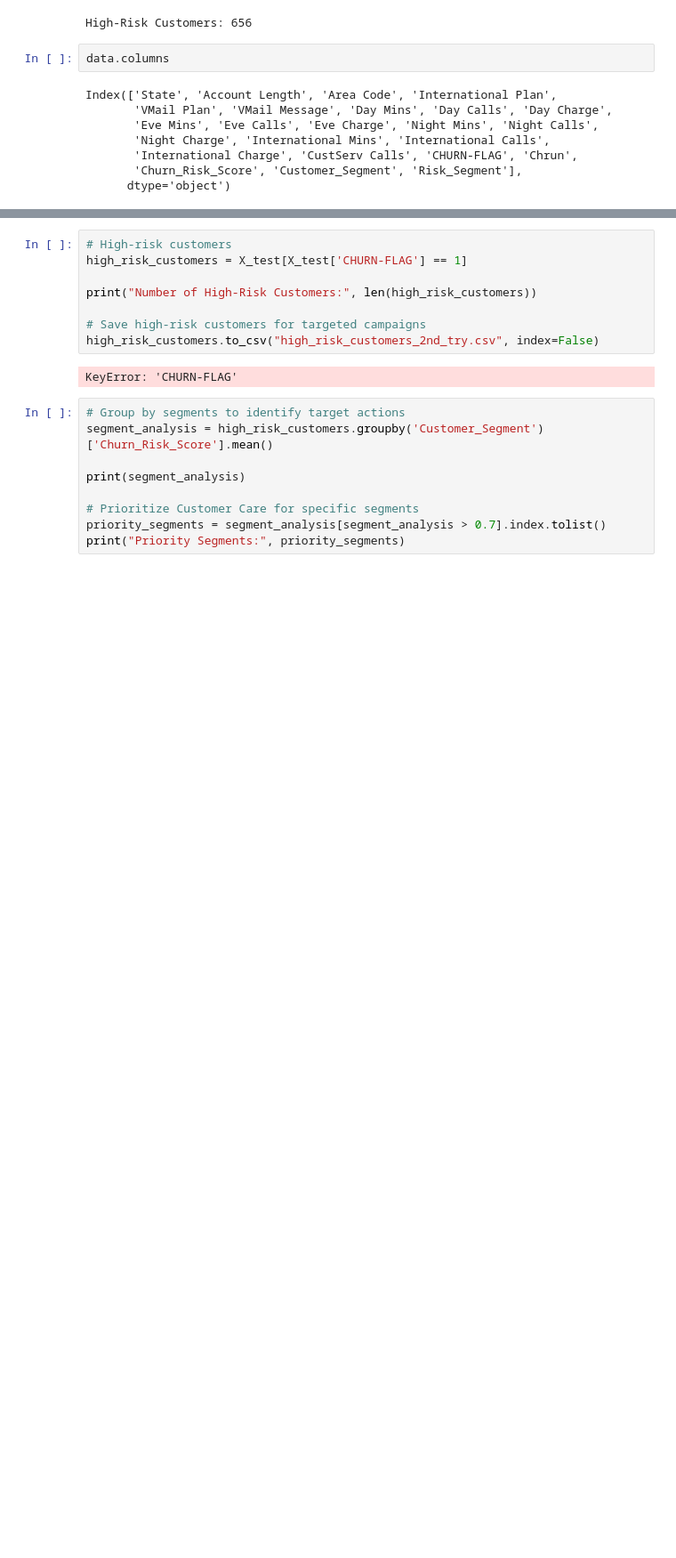
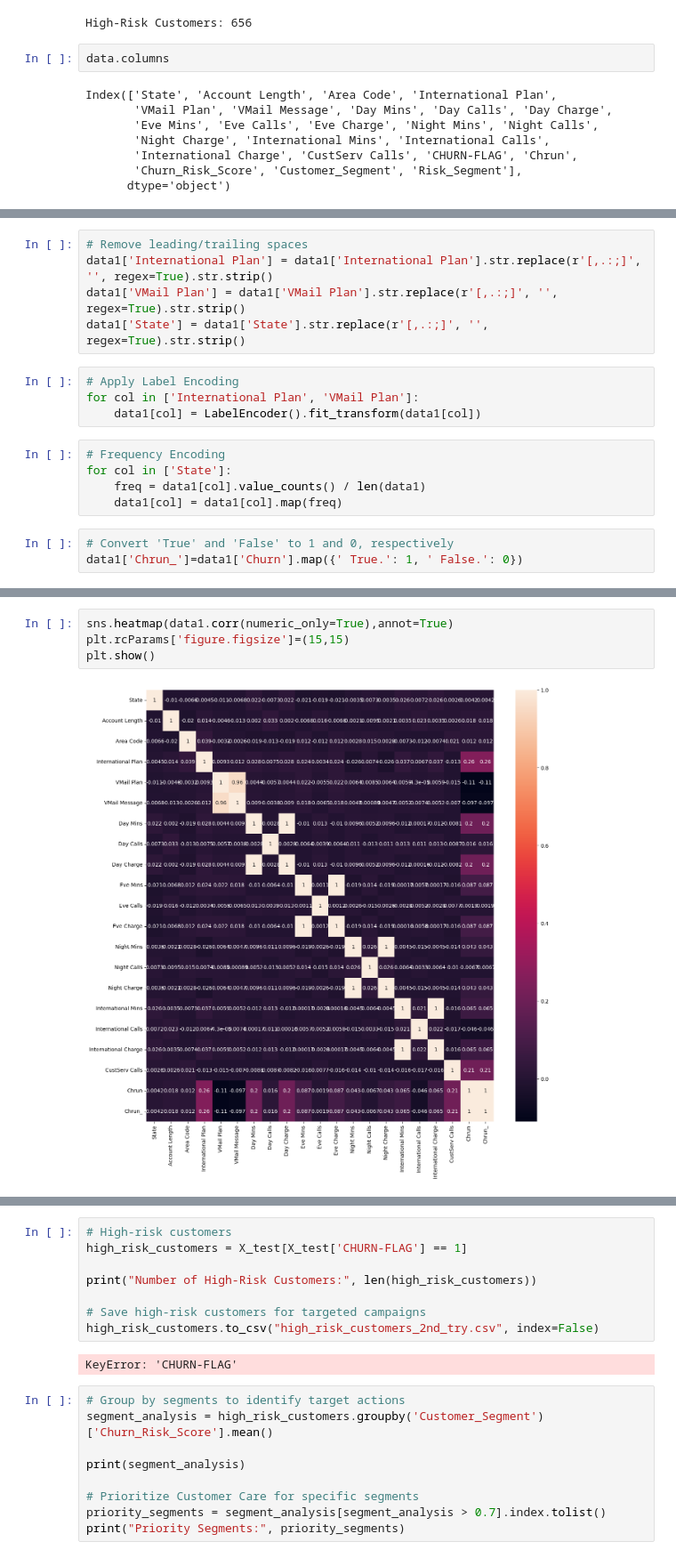
Before and after one commit to isahaq777/My_Projects, a Jupyter notebook: Data_Science_Projects/Telecom/No_Chrun_Telecom.ipynb, the cells around one changed output, grey strips where cells are left out. Shown at 89% size. Drawn from its saved outputs; the diff is of its cells as text; blank space fills up the shorter version.

```diff
--- a/Data_Science_Projects/Telecom/No_Chrun_Telecom.ipynb
+++ b/Data_Science_Projects/Telecom/No_Chrun_Telecom.ipynb
@@ -962,0 +1088,17 @@ plt.show()
+# %%
+# Remove leading/trailing spaces
+data1['International Plan'] = data1['International Plan'].str.replace(r'[,.:;]', '', regex=True).str.strip()
+data1['VMail Plan'] = data1['VMail Plan'].str.replace(r'[,.:;]', '', regex=True).str.strip()
+data1['State'] = data1['State'].str.replace(r'[,.:;]', '', regex=True).str.strip()
+# %%
+# Apply Label Encoding
+for col in ['International Plan', 'VMail Plan']:
+    data1[col] = LabelEncoder().fit_transform(data1[col])
+# %%
+# Frequency Encoding
+for col in ['State']:
+    freq = data1[col].value_counts() / len(data1)
+    data1[col] = data1[col].map(freq)
+# %%
+# Convert 'True' and 'False' to 1 and 0, respectively
+data1['Chrun_']=data1['Churn'].map({' True.': 1, ' False.': 0})
@@ -962,0 +1115,6 @@ plt.show()
+# %%
+sns.heatmap(data1.corr(numeric_only=True),annot=True)
+plt.rcParams['figure.figsize']=(15,15)
+plt.show()
+# %% [output]
+[figure, added]
```
Also changed, not shown: parts of 26 cells of this notebook, 2 other files.
